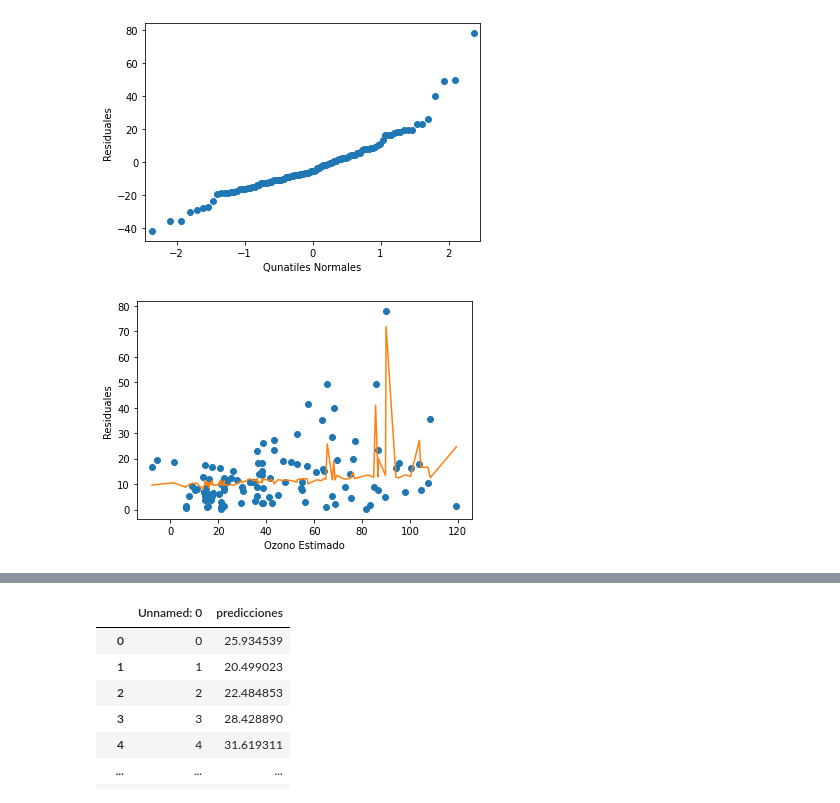
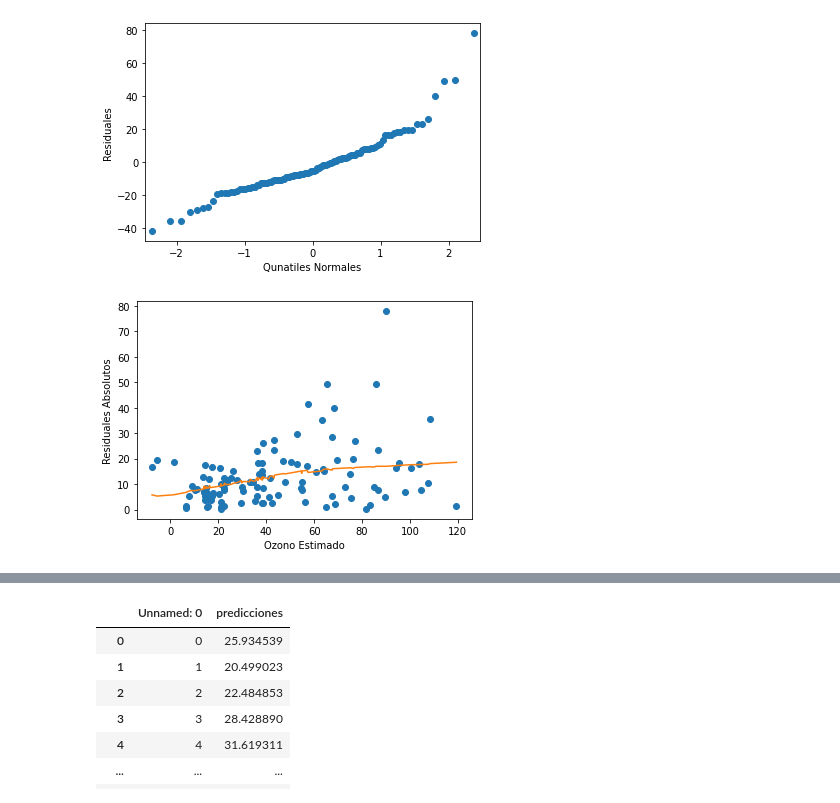
Before and after one commit to maltenzo/Tp3-Metodos, a Jupyter notebook: Implementacion.ipynb, the cells around one changed output, grey strips where cells are left out. Cells and saved outputs as stored; diff of their text form; code cells hidden in the pictures.

```diff
--- a/Implementacion.ipynb
+++ b/Implementacion.ipynb
@@ -196,5 +196,5 @@ Original:  41.0
 # %%
-def estimarLoess(variablesEntrada, useColsEntrada, variableSalida, archivoSalida, f, grado):
+def estimarLoess(variablesEntrada, useColsEntrada, variableSalida, archivoSalida, f, grado, estandarizar_y=True):
     xx = np.genfromtxt(variablesEntrada, delimiter=",", skip_header=1, usecols=useColsEntrada)
     yy = np.genfromtxt(variableSalida, delimiter=",", skip_header=1, usecols=1)
 
@@ -207,16 +207,20 @@ def estimarLoess(variablesEntrada, useColsEntrada, variableSalida, archivoSalida
         xx = np.array(list(map(estandarizar, xx.transpose())))
         num_variables = len(useColsEntrada)
 
-
-    est_y = estandarizar(yy)
+    est_y = yy
+    if estandarizar_y :
+        est_y = estandarizar(yy)
 
     loess = Loess(xx, est_y)
-    q = int(np.floor(f*(xx.size/num_variables)))
+    q = int(np.round(f*(xx.size/num_variables)))
     predicciones = []
 
     for x in xx.transpose():
         y = loess.estimate(x, window=q, degree=grado)
-        predicciones.append(float(desestandarizar(yy, y)))
+        des_est_y = y
+        if estandarizar_y :
+            des_est_y = float(desestandarizar(yy, y))
+        predicciones.append(des_est_y)
 
     df_resultado = pd.DataFrame(predicciones, columns=["predicciones"])
     df_resultado.to_csv(archivoSalida)
@@ -226,3 +235,15 @@ ozonoPath = "Data/ozono.csv"
 # %% [markdown]
 # Primer experimento con f = .4 lineal
+# %%
+def estimarConVariableSingular(variable_Path, aEstimar_Path, estimados_Path):
+
+    estimarLoess(variable_Path, (1), aEstimar_Path, estimados_Path, 2/3, 1, estandarizar_y=False)
+
+    variable = np.genfromtxt(variable_Path, delimiter=",", skip_header=1, usecols=(1))
+    estimados = np.genfromtxt(estimados_Path, delimiter=",", skip_header=1, usecols=(1))
+
+    #Ordenamos los residuales estimados a partir del ozono estimado
+    variable_contra_estimados = pd.DataFrame({'Variable' : variable, 'Estimados' : estimados})
+    variable_contra_estimados = variable_contra_estimados.sort_values(by='Variable')
+    return variable_contra_estimados
 # %%
@@ -259,12 +266,19 @@ plt.ylabel('Residuales')
 plt.savefig('./images/Residuales-contra-quantiles-f=punto4.svg')
 # %% [output]
 [figure]
+# %%
+#estimamos los residuales en base al ozono estimado
+residuales_df = pd.DataFrame({'residuales' : diferencia_abs_ozono})
+residuales_path = './Resultados/f=.4-lineal-residuales.csv'
+residuales_df.to_csv(residuales_path)
+
+residuales_contra_ozono_estimado = estimarConVariableSingular(resultadosPunto4Path, residuales_path, './Resultados/f=.66-lineal-ResidualesxOzono.csv')
 # %%
-residuales_contra_ozono_estimado
+
 fig = plt.plot(ozono_estimado, diferencia_abs_ozono, 'o')
-plt.plot(residuales_contra_ozono_estimado.Ozono, residuales_contra_ozono_estimado.Residuales)
+plt.plot(residuales_contra_ozono_estimado.Variable, residuales_contra_ozono_estimado.Estimados)
 plt.xlabel('Ozono Estimado')
-plt.ylabel('Residuales')
+plt.ylabel('Residuales Absolutos')
 plt.savefig('./images/Residuales-contra-ozono-f=punto4.svg')
 # %% [output]
-[figure, old version]
+[figure, new version]
```
Also changed, not shown: parts of 8 cells of this notebook, 16 other files.
